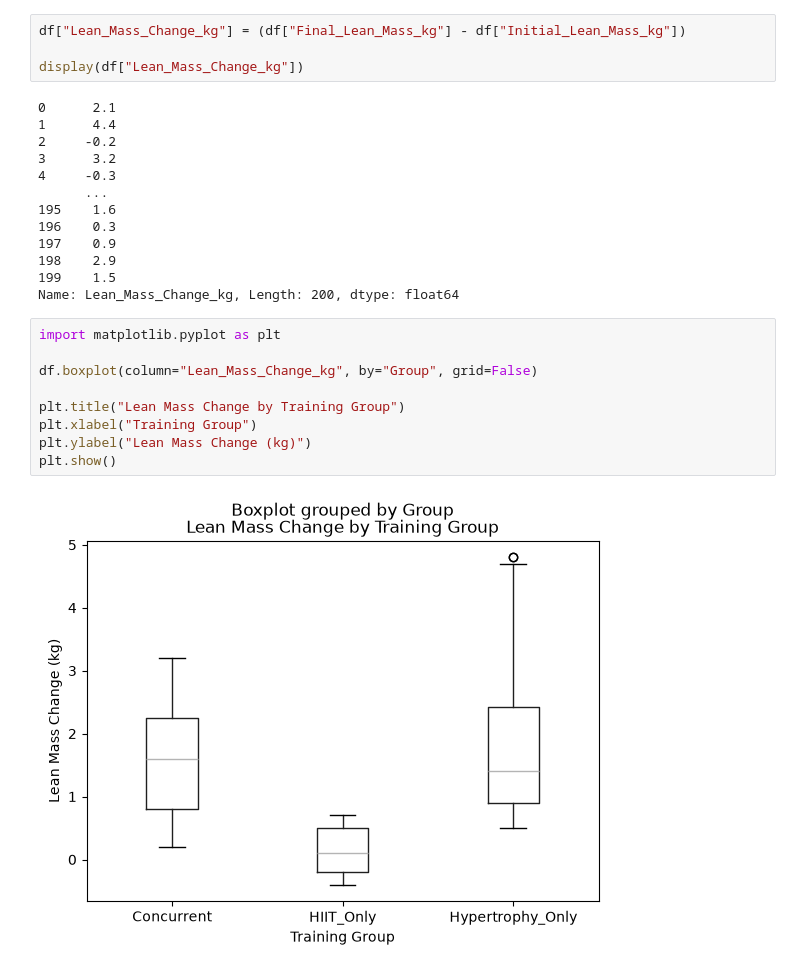
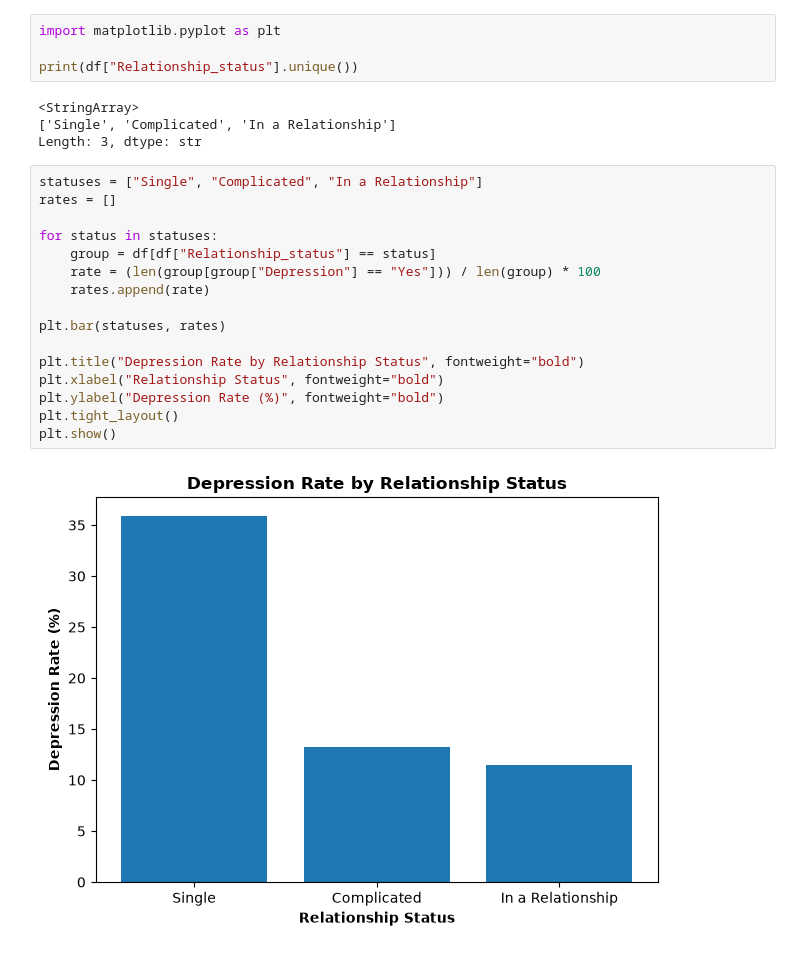
Before and after one commit to ckraus27/lean-mass-prediction, a Jupyter notebook: notebooks/analysis.ipynb, the cells around one changed output. Saved outputs shown, nothing was run; the diff lists cells and outputs as text.

```diff
--- a/notebooks/analysis.ipynb
+++ b/notebooks/analysis.ipynb
@@ -37,29 +58,27 @@ np.int64(0)
-# %%
-df["Lean_Mass_Change_kg"] = (df["Final_Lean_Mass_kg"] - df["Initial_Lean_Mass_kg"])
-
-display(df["Lean_Mass_Change_kg"])
-# %% [output]
-0      2.1
-1      4.4
-2     -0.2
-3      3.2
-4     -0.3
-      ...
-195    1.6
-196    0.3
-197    0.9
-198    2.9
-199    1.5
-Name: Lean_Mass_Change_kg, Length: 200, dtype: float64
 # %%
 import matplotlib.pyplot as plt
 
-df.boxplot(column="Lean_Mass_Change_kg", by="Group", grid=False)
-
-plt.title("Lean Mass Change by Training Group")
-plt.xlabel("Training Group")
-plt.ylabel("Lean Mass Change (kg)")
-plt.show()
+print(df["Relationship_status"].unique())
 # %% [output]
-[figure, removed]
+<StringArray>
+['Single', 'Complicated', 'In a Relationship']
+Length: 3, dtype: str
+# %%
+statuses = ["Single", "Complicated", "In a Relationship"]
+rates = []
+
+for status in statuses:
+    group = df[df["Relationship_status"] == status]
+    rate = (len(group[group["Depression"] == "Yes"])) / len(group) * 100
+    rates.append(rate)
+
+plt.bar(statuses, rates)
+
+plt.title("Depression Rate by Relationship Status", fontweight="bold")
+plt.xlabel("Relationship Status", fontweight="bold")
+plt.ylabel("Depression Rate (%)", fontweight="bold")
+plt.tight_layout()
+plt.show()
+# %% [output]
+[figure, added]
 # %%
```
Also changed, not shown: parts of 6 cells of this notebook, 5 other files.
